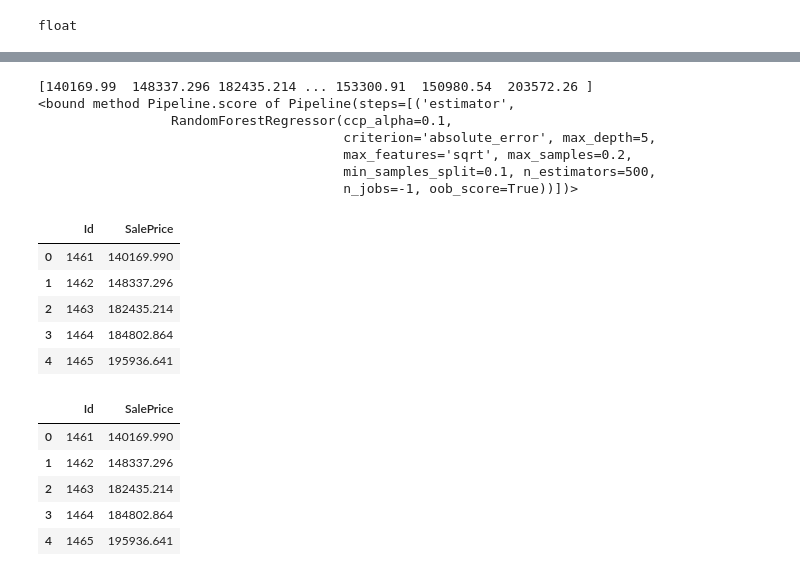
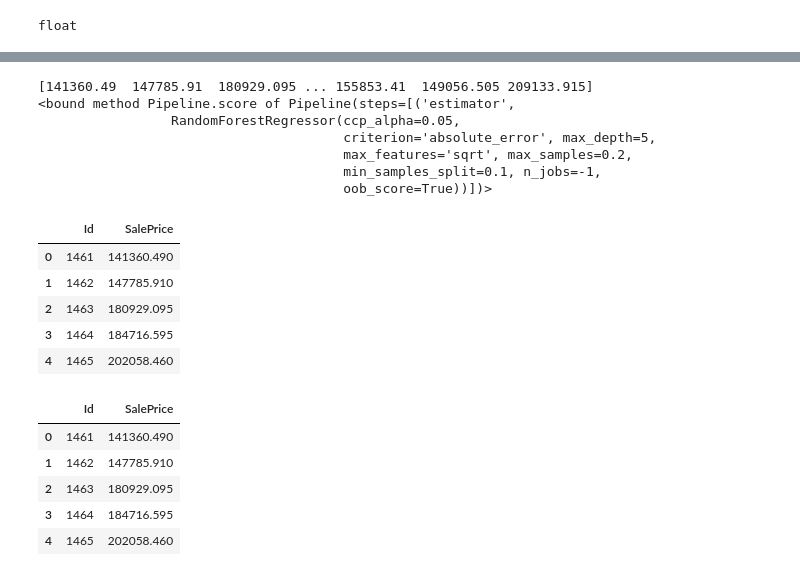
Before and after one commit to Kacper-W-Kozdon/kaggle-houses-pricing, a Jupyter notebook: notebook0706d609ae.ipynb, the cells around one changed output, grey strips where cells are left out. Drawn from its saved outputs; the diff is of its cells as text; code cells hidden in the pictures.

```diff
--- a/notebook0706d609ae.ipynb
+++ b/notebook0706d609ae.ipynb
@@ -231,45 +231,45 @@ class TreeClassifier():
                 self.pipeline = pipe
             else:
                 #pipe = Pipeline([("pca", PCA()), ("fs", SelectFromModel(self.classifierFS, prefit = False, max_features = self.max_features)), ("estimator", RandomForestClassifier(max_depth=6, n_jobs = -1))])
-                pipe = Pipeline([("estimator", RandomForestRegressor(n_estimators = 500, ccp_alpha = 0.1, min_samples_split = 0.1, max_depth = 5, max_samples = 0.2, oob_score = True, max_features = "sqrt", n_jobs = -1, criterion = "absolute_error"))])
+                pipe = Pipeline([("estimator", RandomForestRegressor(n_estimators = 100, ccp_alpha = 0.05, min_samples_split = 0.1, max_depth = 5, max_samples = 0.2, oob_score = True, max_features = "sqrt", n_jobs = -1, criterion = "absolute_error"))])
                 pipe.fit(Xpipe, Y)
                 self.pipeline = pipe
         else:
             pipe = self.pipeline
             self.predictions = pipe.predict(Xpipe)
             print(self.predictions)
         return self
 
 XTrain, YTrain = data_prep(train, trainDict, replace = 1)
 XTest = data_prep(test, trainDict, test = 1, replace = 1)
 Tree = TreeClassifier()
 #Tree.train(XTrain, YTrain)
 #Tree.plt()
 #Tree.pred(XTest, YTrain)
 Tree.pipe(XTrain, YTrain, forest = 1)
 Tree.pipe(XTest, train = 0, forest = 1)
 print(Tree.pipeline.score)
 test_file_path = "../input/house-prices-advanced-regression-techniques/test.csv"
 test_data = pd.read_csv(test_file_path)
 ids = test_data.pop('Id')
 preds = Tree.predictions
 output = pd.DataFrame({'Id': ids,
                        'SalePrice': preds.squeeze()})
 output.head()
 # %% [output]
-[140169.99  148337.296 182435.214 ... 153300.91  150980.54  203572.26 ]
+[141360.49  147785.91  180929.095 ... 155853.41  149056.505 209133.915]
 <bound method Pipeline.score of Pipeline(steps=[('estimator',
-                 RandomForestRegressor(ccp_alpha=0.1,
+                 RandomForestRegressor(ccp_alpha=0.05,
                                        criterion='absolute_error', max_depth=5,
                                        max_features='sqrt', max_samples=0.2,
-                                       min_samples_split=0.1, n_estimators=500,
-                                       n_jobs=-1, oob_score=True))])>
+                                       min_samples_split=0.1, n_jobs=-1,
+                                       oob_score=True))])>
 |  | Id | SalePrice |
-| 0 | 1461 | 140169.990 |
-| 1 | 1462 | 148337.296 |
-| 2 | 1463 | 182435.214 |
-| 3 | 1464 | 184802.864 |
-| 4 | 1465 | 195936.641 |
+| 0 | 1461 | 141360.490 |
+| 1 | 1462 | 147785.910 |
+| 2 | 1463 | 180929.095 |
+| 3 | 1464 | 184716.595 |
+| 4 | 1465 | 202058.460 |
 # %%
 # To rewrite: try to put everything into a pipeline: https://scikit-learn.org/stable/modules/feature_selection.html#feature-selection
 # %%
@@ -279,8 +279,8 @@ sample_submission_df.to_csv('/kaggle/working/submission.csv', index=False)
 sample_submission_df.head()
 # %% [output]
 |  | Id | SalePrice |
-| 0 | 1461 | 140169.990 |
-| 1 | 1462 | 148337.296 |
-| 2 | 1463 | 182435.214 |
-| 3 | 1464 | 184802.864 |
-| 4 | 1465 | 195936.641 |
+| 0 | 1461 | 141360.490 |
+| 1 | 1462 | 147785.910 |
+| 2 | 1463 | 180929.095 |
+| 3 | 1464 | 184716.595 |
+| 4 | 1465 | 202058.460 |
```
Also changed, not shown: parts of 3 cells of this notebook.
